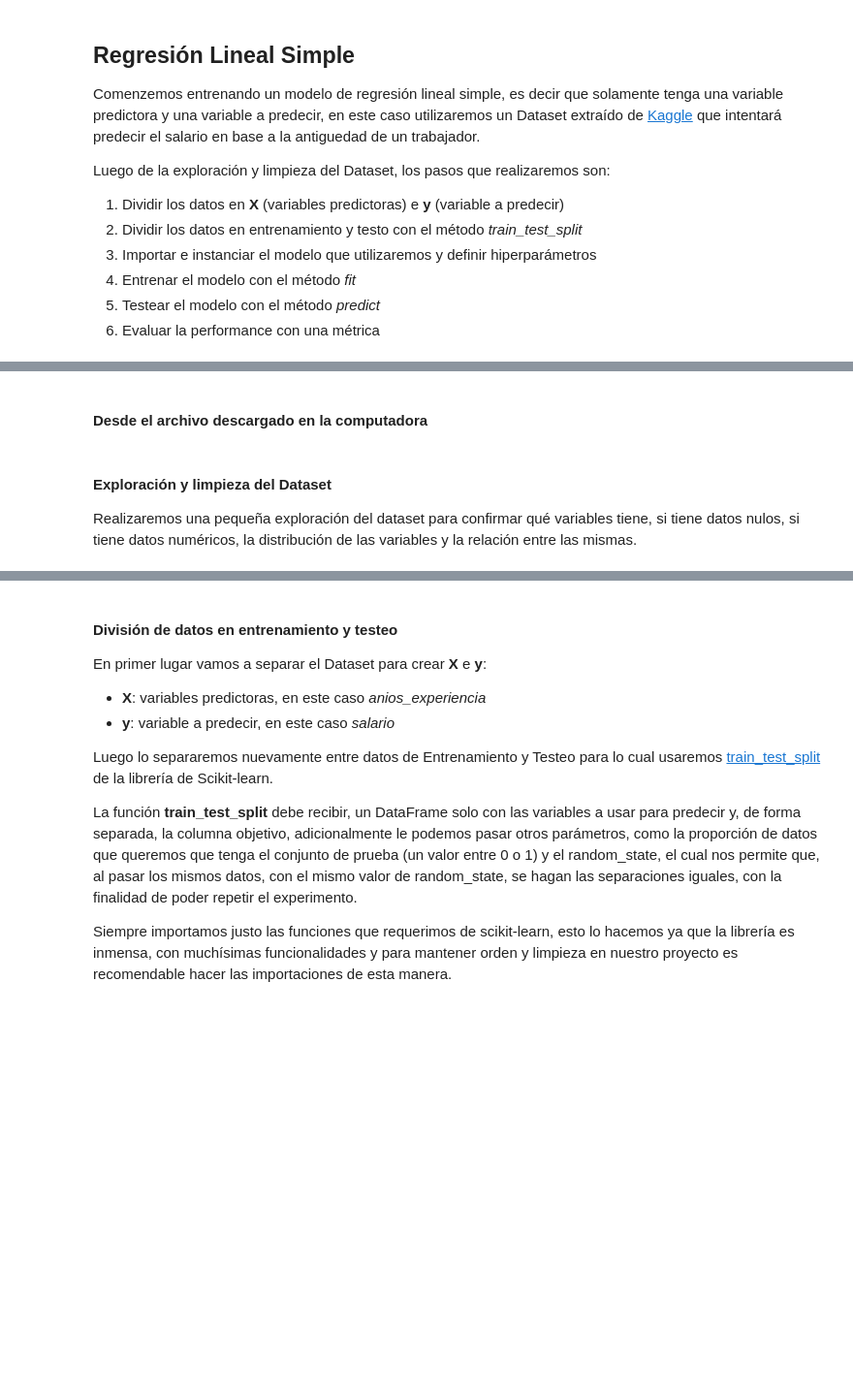
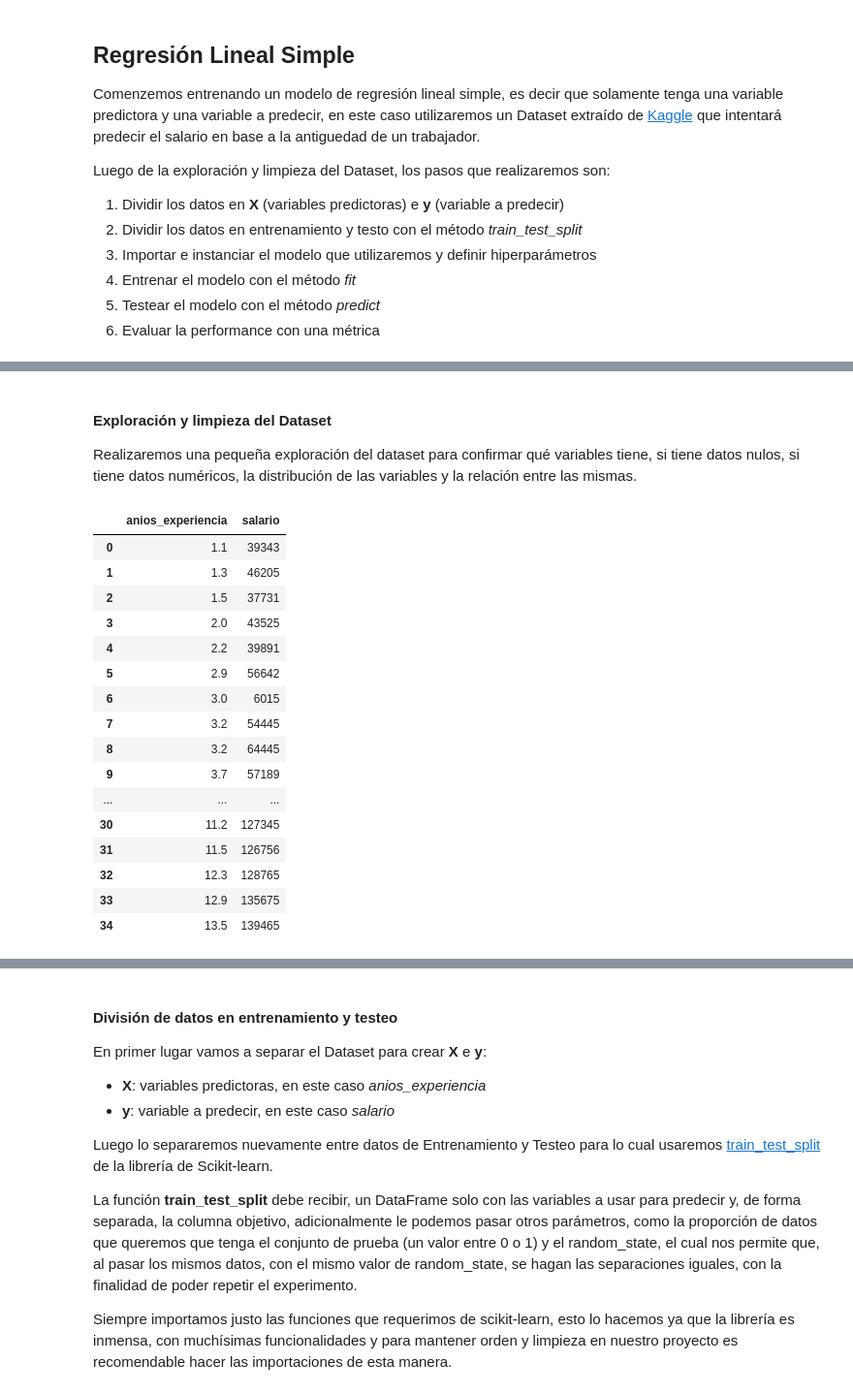
Before and after one commit to Osky205/cienciadedatos, a Jupyter notebook: m2/Encuentro 4/Regresión lineal simple.ipynb, the cells around one changed output, grey strips where cells are left out. Shown: that part at 97% size. Saved outputs shown, nothing was run; the diff lists cells and outputs as text; code cells hidden in the pictures; blank space fills up the shorter version.

```diff
--- a/m2/Encuentro 4/Regresión lineal simple.ipynb
+++ b/m2/Encuentro 4/Regresión lineal simple.ipynb
@@ -49,2 +39,0 @@ data = pd.read_csv("/content/drive/MyDrive/Aprender Programando/2022/Guías y R
-# %% [markdown]
-#### Desde el archivo descargado en la computadora
@@ -62,6 +46,24 @@ Realizaremos una pequeña exploración del dataset para confirmar qué variables
 # %%
 # Observamos los primeros registros del dataset
 
-data.head(3)
+data
+# %% [output]
+|  | anios_experiencia | salario |
+| 0 | 1.1 | 39343 |
+| 1 | 1.3 | 46205 |
+| 2 | 1.5 | 37731 |
+| 3 | 2.0 | 43525 |
+| 4 | 2.2 | 39891 |
+| 5 | 2.9 | 56642 |
+| 6 | 3.0 | 6015 |
+| 7 | 3.2 | 54445 |
+| 8 | 3.2 | 64445 |
+| 9 | 3.7 | 57189 |
+| ... | ... | ... |
+| 30 | 11.2 | 127345 |
+| 31 | 11.5 | 126756 |
+| 32 | 12.3 | 128765 |
+| 33 | 12.9 | 135675 |
+| 34 | 13.5 | 139465 |
 # %%
 # vemos la información del dataset: cantidad de registros, tipos de dato y nulos
```
Also changed, not shown: parts of 31 cells of this notebook, 1 other file.
